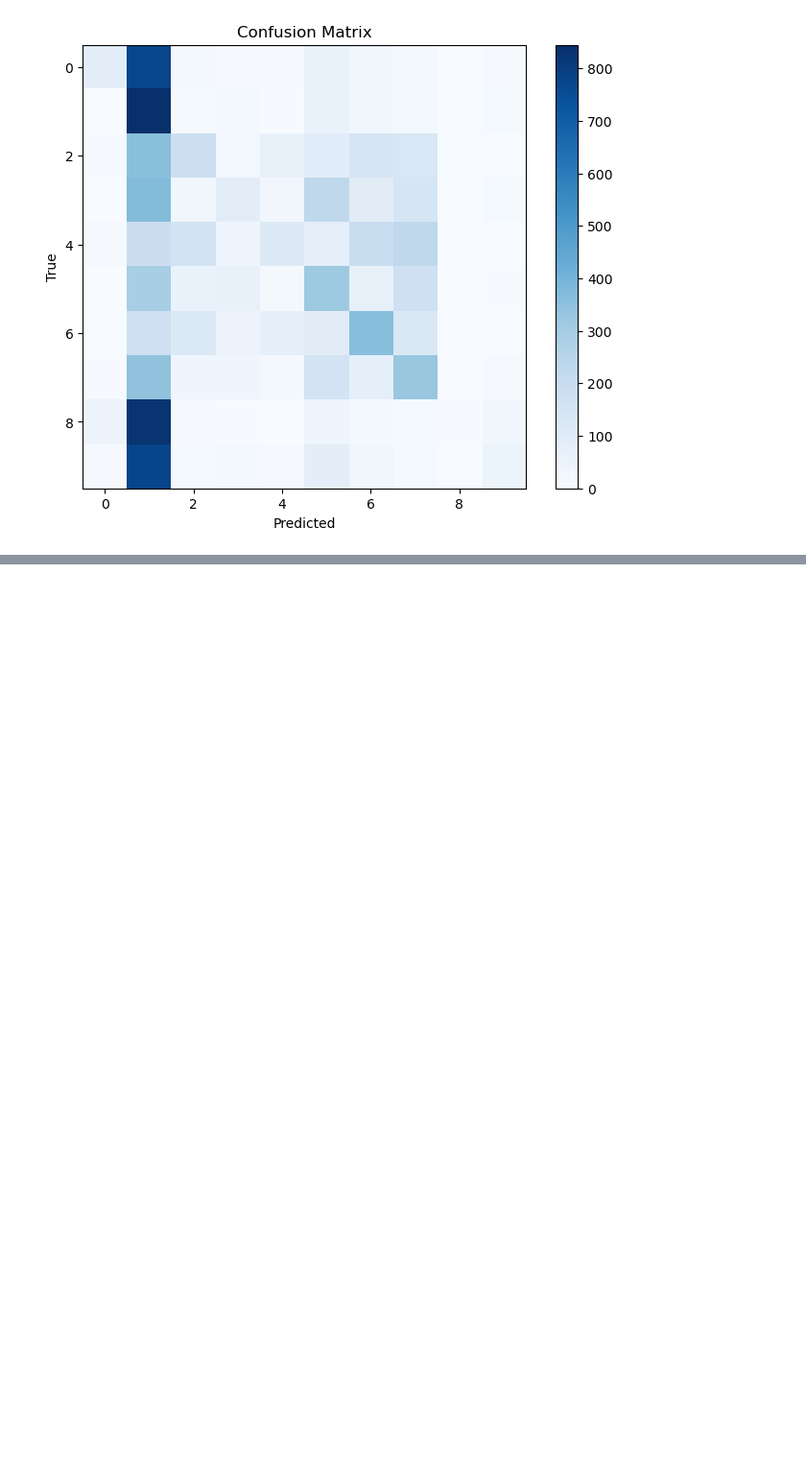
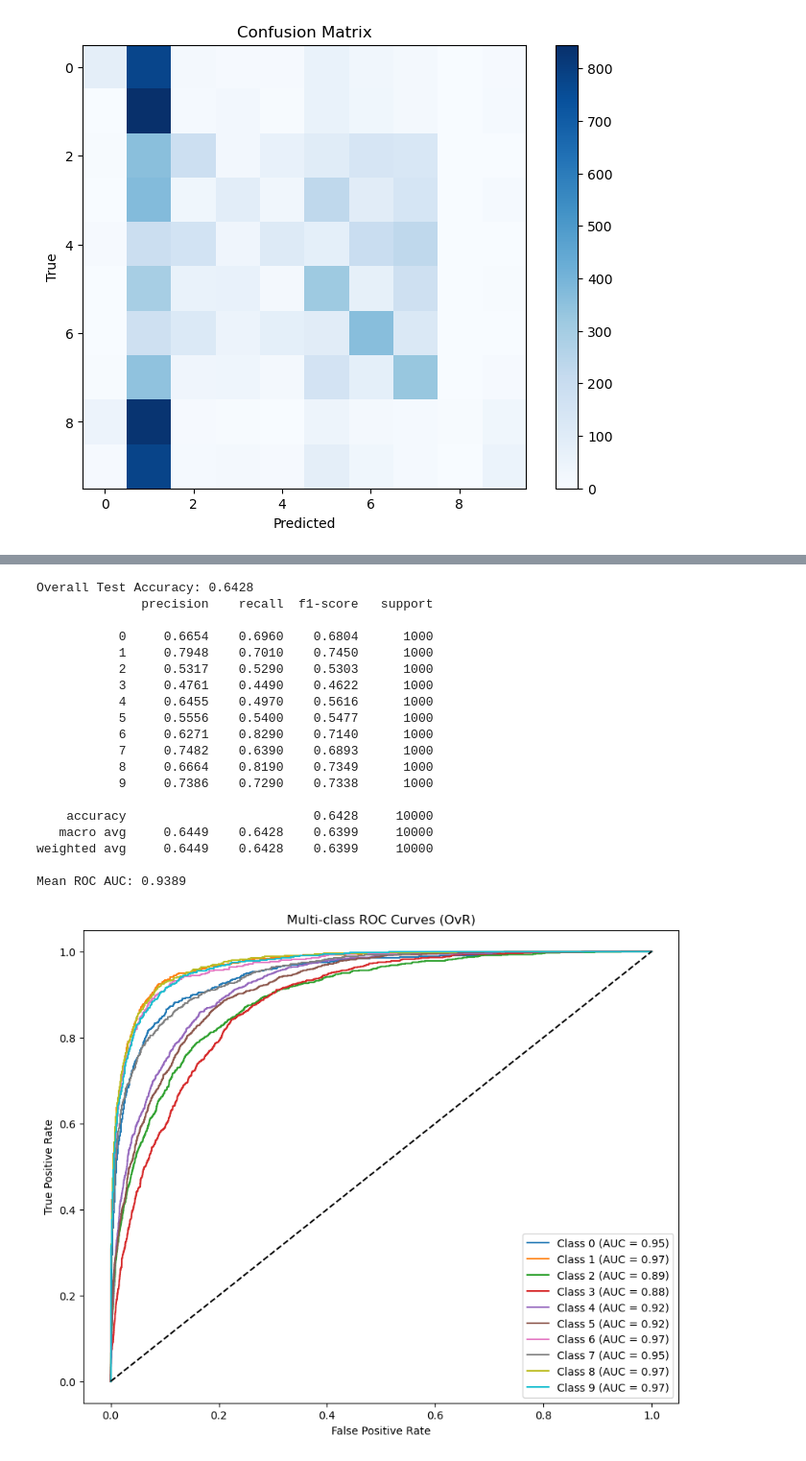
Before and after one commit to Tomaserra/Task-2-Deep-Learning, a Jupyter notebook: Tomas/Activity2.ipynb, the cells around one changed output, grey strips where cells are left out. Shown at 96% size. Saved outputs shown, nothing was run; the diff lists cells and outputs as text; code cells hidden in the pictures; blank space fills up the shorter version.

Commit message:
New version of the whole code, hopefully fixing the accuracy problem correctly. Also added image labels when plotted.

```diff
--- a/Tomas/Activity2.ipynb
+++ b/Tomas/Activity2.ipynb
@@ -784,0 +1098,75 @@ Mean ROC AUC: 0.7470
+# %%
+# -----------------------------
+# Evaluation
+# -----------------------------
+from sklearn.metrics import roc_auc_score, roc_curve, auc, confusion_matrix, classification_report, accuracy_score
+from sklearn.preprocessing import label_binarize
+
+model.eval()
+all_probs = []
+all_labels = []
+
+with torch.no_grad():
+    for images, labels in test_loader:
+        images = images.to(device)
+        outputs = model(images)
+        probs = torch.softmax(outputs, dim=1)
+        all_probs.append(probs.cpu())
+        all_labels.append(labels)
+
+all_probs = torch.cat(all_probs, dim=0).numpy()
+all_labels = torch.cat(all_labels, dim=0).numpy()
+
+pred_classes = all_probs.argmax(axis=1)
+accuracy = accuracy_score(all_labels, pred_classes)
+print(f"Overall Test Accuracy: {accuracy:.4f}")
+
+print(classification_report(all_labels, pred_classes, digits=4))
+
+n_classes = 10
+all_labels_bin = label_binarize(all_labels, classes=np.arange(n_classes))
+roc_auc = roc_auc_score(all_labels_bin, all_probs, multi_class='ovr')
+print(f"Mean ROC AUC: {roc_auc:.4f}")
+
+# ROC curves (optional)
+plt.figure(figsize=(10, 8))
+for i in range(n_classes):
+    fpr, tpr, _ = roc_curve(all_labels_bin[:, i], all_probs[:, i])
+    plt.plot(fpr, tpr, label=f'Class {i} (AUC = {auc(fpr,tpr):.2f})')
+plt.plot([0, 1], [0, 1], 'k--')
+plt.xlabel('False Positive Rate')
+plt.ylabel('True Positive Rate')
+plt.title('Multi-class ROC Curves (OvR)')
+plt.legend(loc='lower right')
+plt.show()
+
+# Confusion matrix (optional)
+cm = confusion_matrix(all_labels, pred_classes)
+plt.figure(figsize=(8, 6))
+plt.imshow(cm, interpolation='nearest', cmap=plt.cm.Blues)
+plt.title('Confusion Matrix')
+plt.colorbar()
+plt.xlabel('Predicted')
+plt.ylabel('True')
+plt.show()
+# %% [output]
+Overall Test Accuracy: 0.6428
+              precision    recall  f1-score   support
+
+           0     0.6654    0.6960    0.6804      1000
+           1     0.7948    0.7010    0.7450      1000
+           2     0.5317    0.5290    0.5303      1000
+           3     0.4761    0.4490    0.4622      1000
+           4     0.6455    0.4970    0.5616      1000
+           5     0.5556    0.5400    0.5477      1000
+           6     0.6271    0.8290    0.7140      1000
+           7     0.7482    0.6390    0.6893      1000
+           8     0.6664    0.8190    0.7349      1000
+           9     0.7386    0.7290    0.7338      1000
+
+    accuracy                         0.6428     10000
+   macro avg     0.6449    0.6428    0.6399     10000
+weighted avg     0.6449    0.6428    0.6399     10000
+
+Mean ROC AUC: 0.9389
+[figure, added]
```
Also changed, not shown: parts of 6 cells of this notebook, 5 other files.
